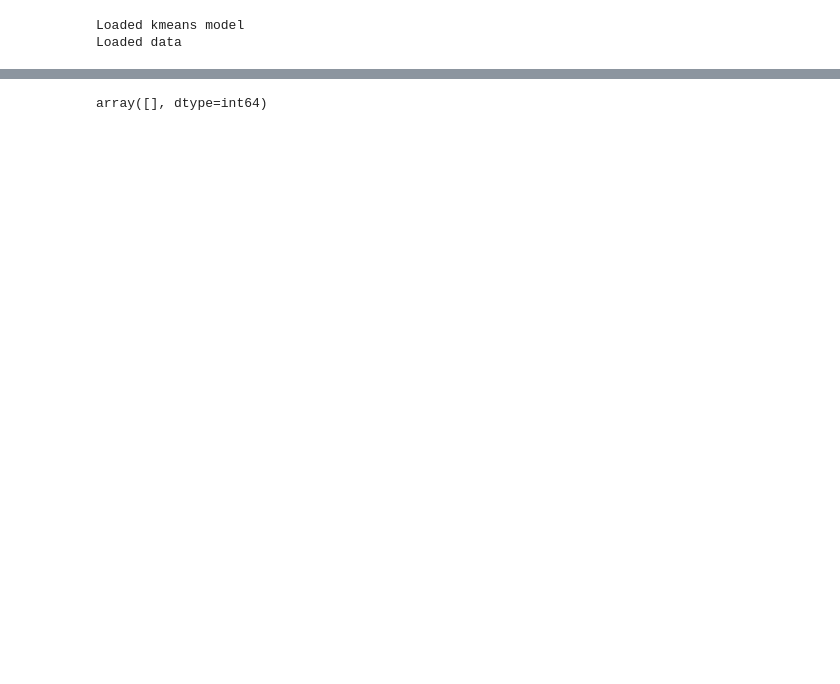
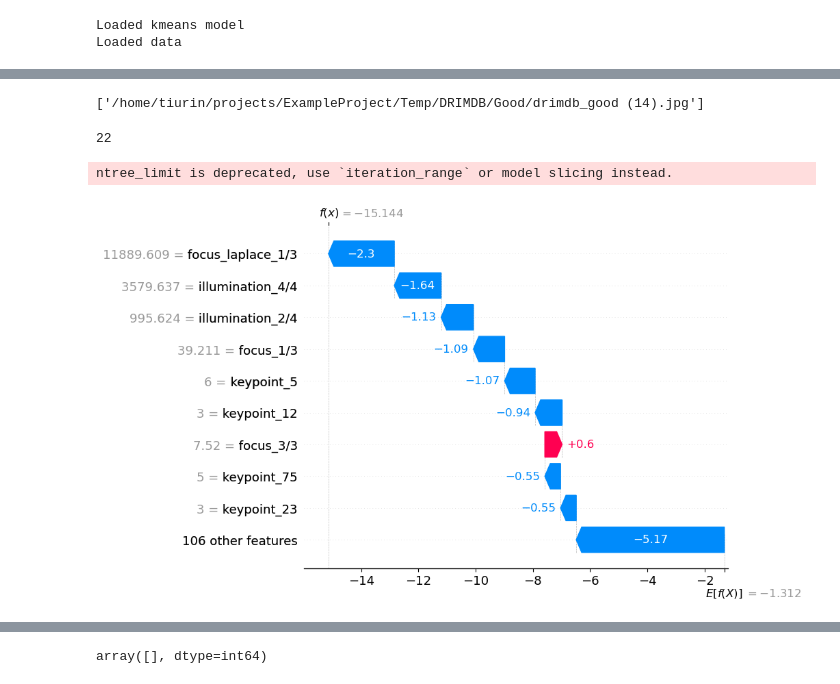
Before and after one commit to andruum/EyeQuality, a Jupyter notebook: nbs/train.ipynb, the cells around one changed output, grey strips where cells are left out. Saved outputs shown, nothing was run; the diff lists cells and outputs as text; code cells hidden in the pictures; blank space fills up the shorter version.

```diff
--- a/nbs/train.ipynb
+++ b/nbs/train.ipynb
@@ -86,0 +96,19 @@ accuracy_score(y_test_new, y_pred_test)
+# %%
+explainer = shap.TreeExplainer(model)
+# %%
+names_test[70:71]
+# %% [output]
+['/home/tiurin/projects/ExampleProject/Temp/DRIMDB/Good/drimdb_good (14).jpg']
+# %%
+(y_pred_test != y_test).argmax()
+# %% [output]
+22
+# %%
+shap_values = explainer(x_train)
+shap_values.feature_names = feature_gen.names
+# %% [output]
+ntree_limit is deprecated, use `iteration_range` or model slicing instead.
+# %%
+shap.plots.waterfall(shap_values[0], max_display=10)
+# %% [output]
+[figure, added]
```
Also changed, not shown: parts of 14 cells of this notebook, 5 other files.
